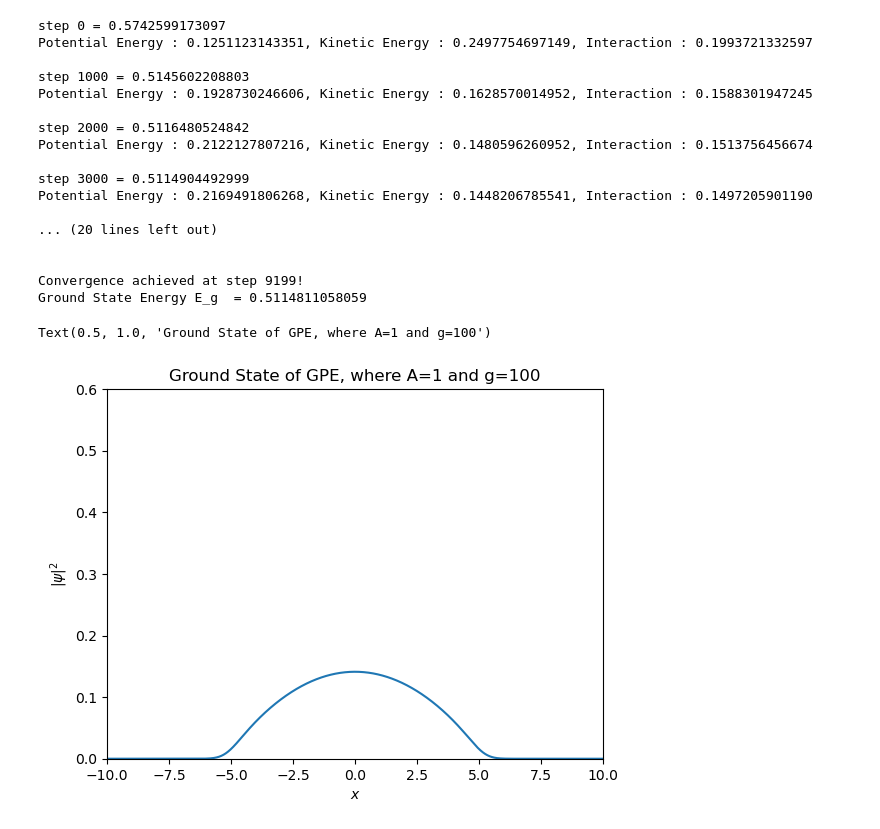
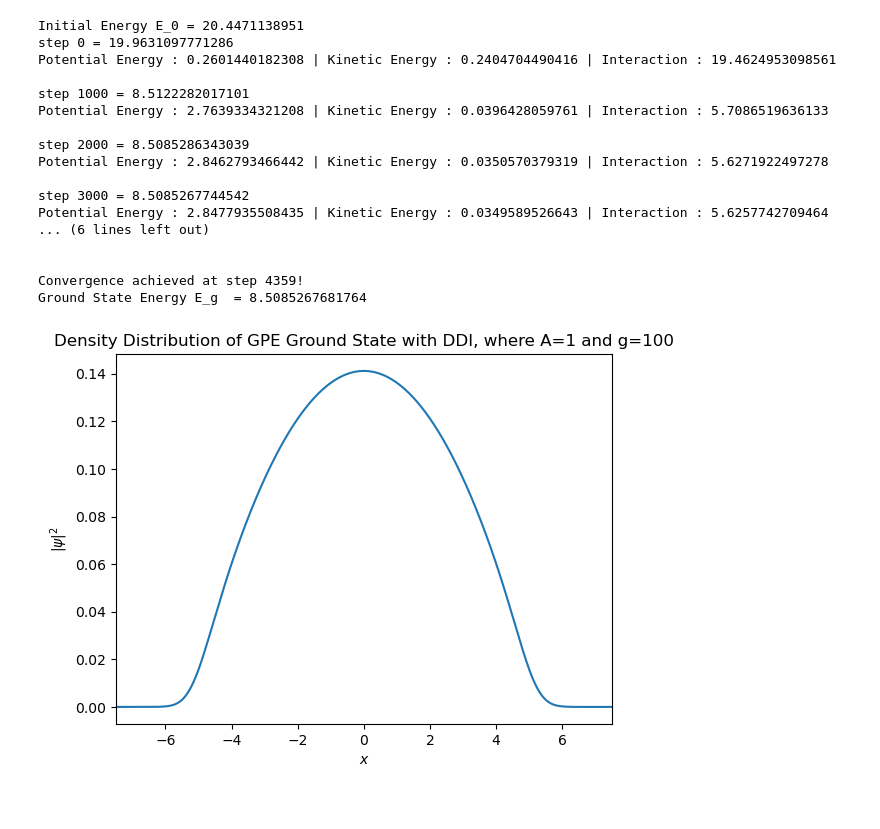
Before and after one commit to Bwimmin/Ground-State-GPE-, a Jupyter notebook: Ground State GPE .ipynb, the cells around one changed output. Cells and saved outputs as stored; diff of their text form; code cells hidden in the pictures.

```diff
--- a/Ground State GPE .ipynb
+++ b/Ground State GPE .ipynb
@@ -5,12 +24,12 @@ import matplotlib.pyplot as plt
 # %%
 dx = 0.001; #space steps
-x = np.arange(-10, 10, dx) # space array
+x = np.arange(-7.5, 7.5, dx) # space array
 
 dt = 1e-3 #time step
 no_tsteps = int(100/dt)
 
-A=0.5 # Harmonic trap strength
-g=1 # interaction strength
+A=1 # Harmonic trap strength
+g=100 # interaction strength
 
 psi = np.zeros(len(x), dtype=complex)
 
@@ -20,15 +39,28 @@ c0 = dt / (1j - gamma) # -dt
 wavenumbers = 2*np.pi*fftfreq(len(x), d=dx) # wavenumbers 'grid'
 
 V = 0.5*A*x**2 # trapping potential
-kinetic = np.exp(c0 * 0.5 * wavenumbers**2) #kinetic
+kinetic_array = np.exp(c0 * 0.5 * wavenumbers**2) #kinetic
 
 def normalize(psi) :
     return psi/np.sqrt(np.sum(np.abs(psi) ** 2) * dx)
 
+def DDI(psi, U) :
+    Phi = ifft(U*fft(np.abs(psi)**2))
+    return Phi
+
+def kinetic(psi) :
+    psi = ifft(fft(psi)*kinetic_array) # kinetic evolution (USing FFT)
+    return psi
+
+def local(psi) :
+    psi_density = np.abs(psi)**2
+    Phi = DDI(psi, U)
+    psi *= np.exp(c0*(V+g*psi_density)) # Trapping Potential + Interaction
+    return psi
+
 def evolution(psi):
-    psi_density = np.abs(psi)**2
-    psi = ifft(fft(psi)*kinetic) # kinetic evolution (USing FFT)
-    psi *= np.exp(c0*(V+g*psi_density)) # Trapping Potential + Interaction
+    psi = kinetic(psi)
+    psi = local(psi)
 
     psi = normalize(psi)
     return psi
@@ -45,9 +77,8 @@ psi=(np.exp(-0.5 * x**2) / np.pi**0.25).astype(complex) #initial state (From Gau
 psi = normalize(psi)
 
 # energy convergence
-E_prev = sum(energy(psi) )
-#print(f"Initial Energy E_0 = {E_prev:.10f}")
-
+E_prev = sum(energy(psi))
+print(f"Initial Energy E_0 = {E_prev:.10f}")
 
 for i in range(no_tsteps):
     psi = evolution(psi)
@@ -58,7 +89,7 @@ for i in range(no_tsteps):
 
     if i % 1000 == 0 or E_diff < 1e-13 :
         print(f"step {i} = {E_curr:.13f}")
-        print(f"Potential Energy : {E_potential:.13f}, Kinetic Energy : {E_kinetic:.13f}, Interaction : {E_interaction:.13f}\n")
+        print(f"Potential Energy : {E_potential:.13f} | Kinetic Energy : {E_kinetic:.13f} | Interaction : {E_interaction:.13f}\n")
 
     if E_diff < 1e-13 :
         print(f"\nConvergence achieved at step {i}!")
@@ -68,32 +99,34 @@ for i in range(no_tsteps):
 
     E_prev = E_curr
 # %% [output]
-step 0 = 0.5742599173097
-Potential Energy : 0.1251123143351, Kinetic Energy : 0.2497754697149, Interaction : 0.1993721332597
+Initial Energy E_0 = 20.4471138951
+step 0 = 19.9631097771286
+Potential Energy : 0.2601440182308 | Kinetic Energy : 0.2404704490416 | Interaction : 19.4624953098561
 
-step 1000 = 0.5145602208803
-Potential Energy : 0.1928730246606, Kinetic Energy : 0.1628570014952, Interaction : 0.1588301947245
+step 1000 = 8.5122282017101
+Potential Energy : 2.7639334321208 | Kinetic Energy : 0.0396428059761 | Interaction : 5.7086519636133
 
-step 2000 = 0.5116480524842
-Potential Energy : 0.2122127807216, Kinetic Energy : 0.1480596260952, Interaction : 0.1513756456674
+step 2000 = 8.5085286343039
+Potential Energy : 2.8462793466442 | Kinetic Energy : 0.0350570379319 | Interaction : 5.6271922497278
 
-step 3000 = 0.5114904492999
-Potential Energy : 0.2169491806268, Kinetic Energy : 0.1448206785541, Interaction : 0.1497205901190
-
-... (20 lines left out)
+step 3000 = 8.5085267744542
+Potential Energy : 2.8477935508435 | Kinetic Energy : 0.0349589526643 | Interaction : 5.6257742709464
+... (6 lines left out)
 
 
-Convergence achieved at step 9199!
-Ground State Energy E_g  = 0.5114811058059
+Convergence achieved at step 4359!
+Ground State Energy E_g  = 8.5085267681764
 # %%
 plt.plot(x, np.abs(psi)**2)
-plt.xlim(-10, 10)
+plt.xlim(-7.5, 7.5)
 plt.ylabel (r'$|\psi|^2$')
 plt.xlabel (r'$x$')
-plt.ylim (0, 0.6)
-plt.title(f"Ground State of GPE, where A={A} and g={g}")
+#plt.ylim (0, 0.6)
+plt.title(f"Density Distribution of GPE Ground State with DDI, where A={A} and g={g}")
+
+plt.savefig('DensityDistwDDI_A1_g1.png', dpi=500, bbox_inches='tight')
+plt.show()
 # %% [output]
-Text(0.5, 1.0, 'Ground State of GPE, where A=1 and g=100')
-[figure, old version]
+[figure, new version]
 # %%
 dx = 0.001
```
Also changed, not shown: parts of 26 cells of this notebook.
